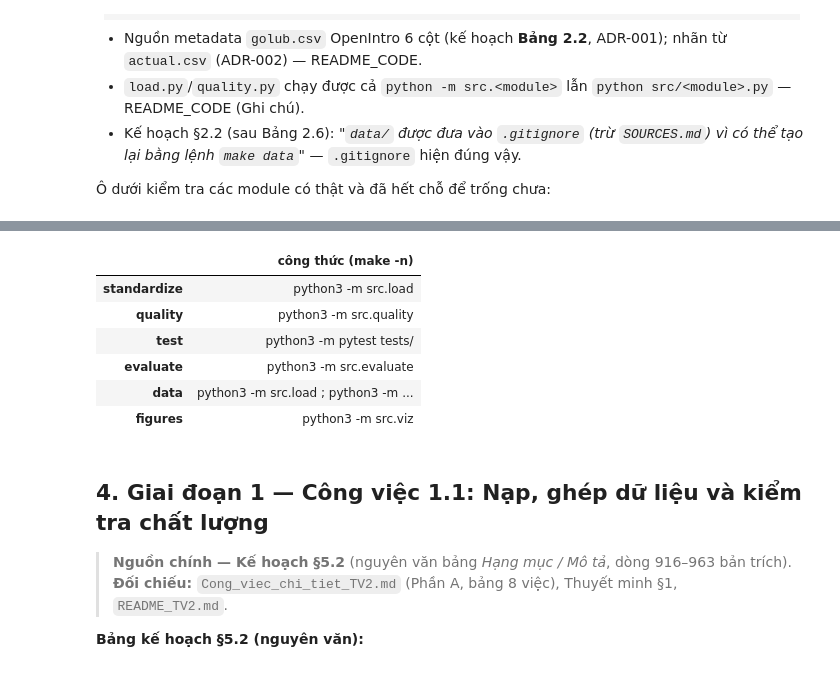
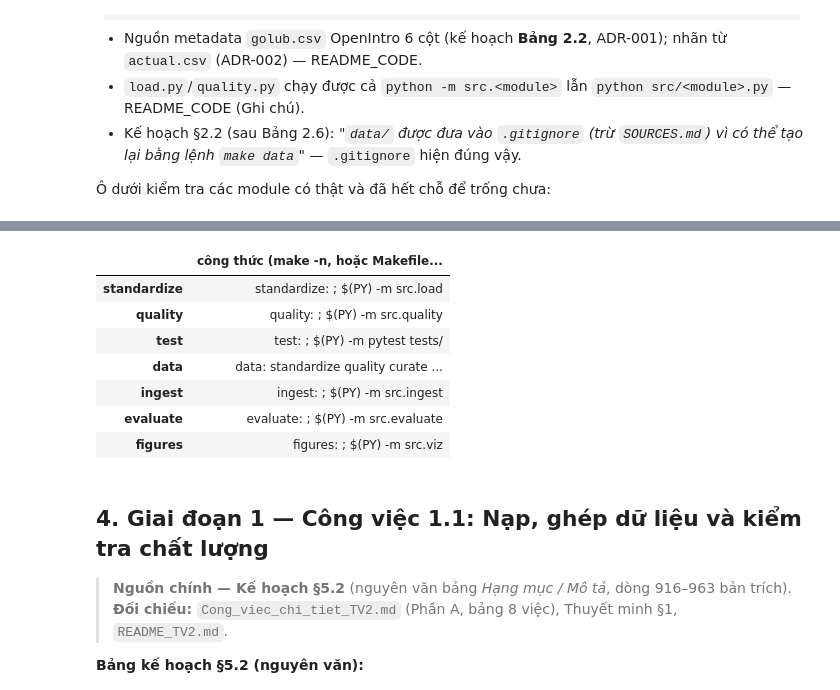
Before and after one commit to BuiTuanHiep912/Golub-project, a Jupyter notebook: notebooks/TV2_tong_quan_cong_viec.ipynb, the cells around one changed output, grey strips where cells are left out. Saved outputs shown, nothing was run; the diff lists cells and outputs as text; code cells hidden in the pictures.

```diff
--- a/notebooks/TV2_tong_quan_cong_viec.ipynb
+++ b/notebooks/TV2_tong_quan_cong_viec.ipynb
@@ -138,21 +138,33 @@ Bảng 2.6 cũng cho phép `run_all.py`).
 Ô dưới chạy **dry-run (`make -n`)** — chỉ in công thức từng target, *không thực thi* — để đối
 chiếu bảng trên với Makefile thật:
 # %%
+import itertools
+import shutil
 import subprocess as sp
 
+# `make` không có trên Windows (nhóm dùng run_all.py) và trên một số máy Linux tối giản: khi thiếu
+# thì in thẳng quy tắc trong Makefile thay vì `make -n`, để ô này không lỗi.
+makefile = (ROOT / "Makefile").read_text(encoding="utf-8").splitlines()
 checks = {}
-for target in ["standardize", "quality", "test", "evaluate", "data", "figures"]:
-    r = sp.run(["make", "-n", target], capture_output=True, text=True, cwd=ROOT)
-    checks[target] = " ; ".join(l.strip() for l in r.stdout.strip().splitlines() if l.strip())
-pd.Series(checks, name="công thức (make -n)").to_frame()
+for target in ["standardize", "quality", "test", "data", "ingest", "evaluate", "figures"]:
+    if shutil.which("make"):
+        r = sp.run(["make", "-n", target], capture_output=True, text=True, cwd=ROOT)
+        lines = r.stdout.strip().splitlines()
+    else:
+        i = next(k for k, line in enumerate(makefile) if line.startswith(f"{target}:"))
+        lines = [makefile[i].split("##")[0]] + list(itertools.takewhile(lambda line: line.startswith("\t"),
+                                                                       makefile[i + 1:]))
+    checks[target] = " ; ".join(line.strip() for line in lines if line.strip())
+pd.Series(checks, name="công thức (make -n, hoặc Makefile khi máy không có make)").to_frame()
 # %% [output]
-|  | công thức (make -n) |
-| standardize | python3 -m src.load |
-| quality | python3 -m src.quality |
-| test | python3 -m pytest tests/ |
-| evaluate | python3 -m src.evaluate |
-| data | python3 -m src.load ; python3 -m ... |
-| figures | python3 -m src.viz |
+|  | công thức (make -n, hoặc Makefile... |
+| standardize | standardize: ; $(PY) -m src.load |
+| quality | quality: ; $(PY) -m src.quality |
+| test | test: ; $(PY) -m pytest tests/ |
+| data | data: standardize quality curate ... |
+| ingest | ingest: ; $(PY) -m src.ingest |
+| evaluate | evaluate: ; $(PY) -m src.evaluate |
+| figures | figures: ; $(PY) -m src.viz |
 # %% [markdown]
 ## 4. Giai đoạn 1 — Công việc 1.1: Nạp, ghép dữ liệu và kiểm tra chất lượng
 
```
Also changed, not shown: parts of 9 cells of this notebook, 23 other files.
